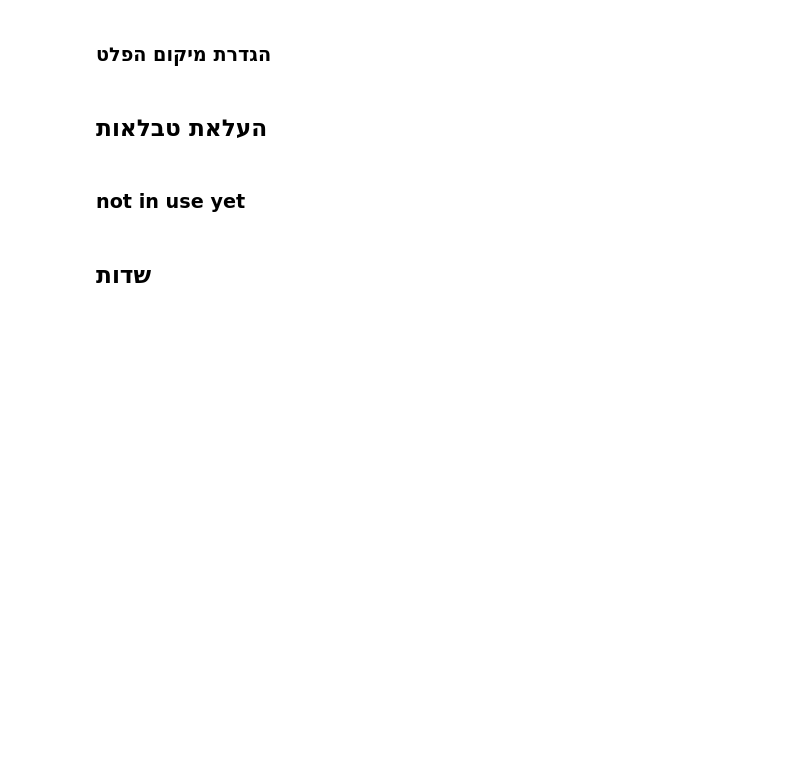
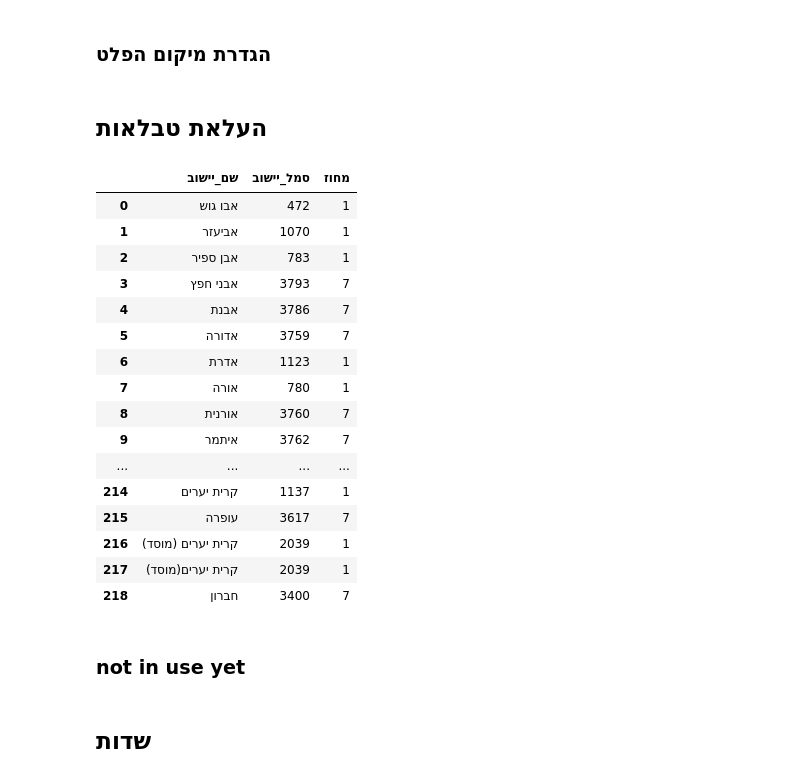
Before and after one commit to DavidPerelman/education, a Jupyter notebook: education.ipynb, the cells around one changed output. Drawn from its saved outputs; the diff is of its cells as text; code cells hidden in the pictures; blank space fills up the shorter version.

Commit message:
DP - up_load_df JTMT_setls from background_files

```diff
--- a/education.ipynb
+++ b/education.ipynb
@@ -88,8 +88,26 @@ Gschool=up_load_df(r'{}\background_files\ministry_of_education\מוסדות'.for
 Gschool = remove_spaces_in_columns(Gschool)
 # %%
 #יישובים בשטח צתאל שם וקוד יישוב
-JTMT_setls=remove_spaces_in_columns(pd.read_excel(
-    r'//file-srv/Jtmt/projections_team/GIS_backround/INFO/צתאל/210615_גבול_אחריות_צתאל/210615_מקוצר_רשימת_יישובים_באחריות_צתאל.xlsx')).dropna(how='all')
+JTMT_setls=up_load_df(r'{}\background_files'.format(cwd),'210615_מקוצר_רשימת_יישובים_באחריות_צתאל')
+JTMT_setls = remove_spaces_in_columns(JTMT_setls)
+# %% [output]
+|  | שם_יישוב | סמל_יישוב | מחוז |
+| 0 | אבו גוש | 472 | 1 |
+| 1 | אביעזר | 1070 | 1 |
+| 2 | אבן ספיר | 783 | 1 |
+| 3 | אבני חפץ | 3793 | 7 |
+| 4 | אבנת | 3786 | 7 |
+| 5 | אדורה | 3759 | 7 |
+| 6 | אדרת | 1123 | 1 |
+| 7 | אורה | 780 | 1 |
+| 8 | אורנית | 3760 | 7 |
+| 9 | איתמר | 3762 | 7 |
+| ... | ... | ... | ... |
+| 214 | קרית יערים | 1137 | 1 |
+| 215 | עופרה | 3617 | 7 |
+| 216 | קרית יערים (מוסד) | 2039 | 1 |
+| 217 | קרית יערים(מוסד) | 2039 | 1 |
+| 218 | חברון | 3400 | 7 |
 # %%
 #קאורדינטות של מוסדות חינוך בכל הארץ ממשרד החינוך
 GXY=remove_spaces_in_columns(pd.read_excel(
```
Also changed, not shown: 1 other file.
